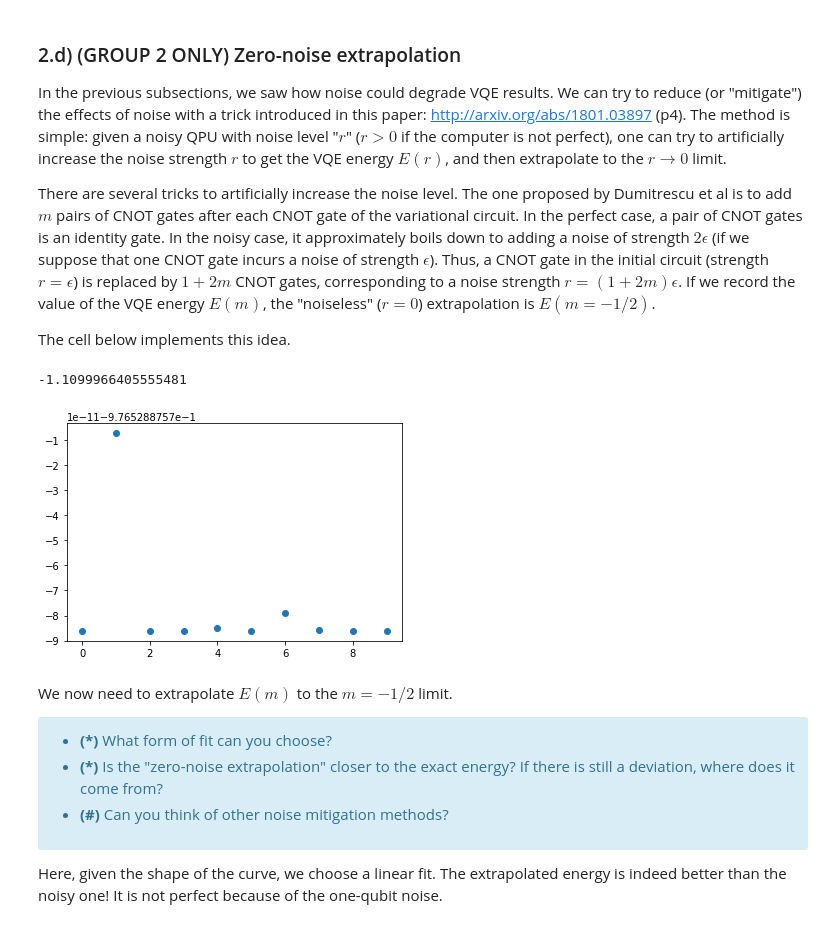
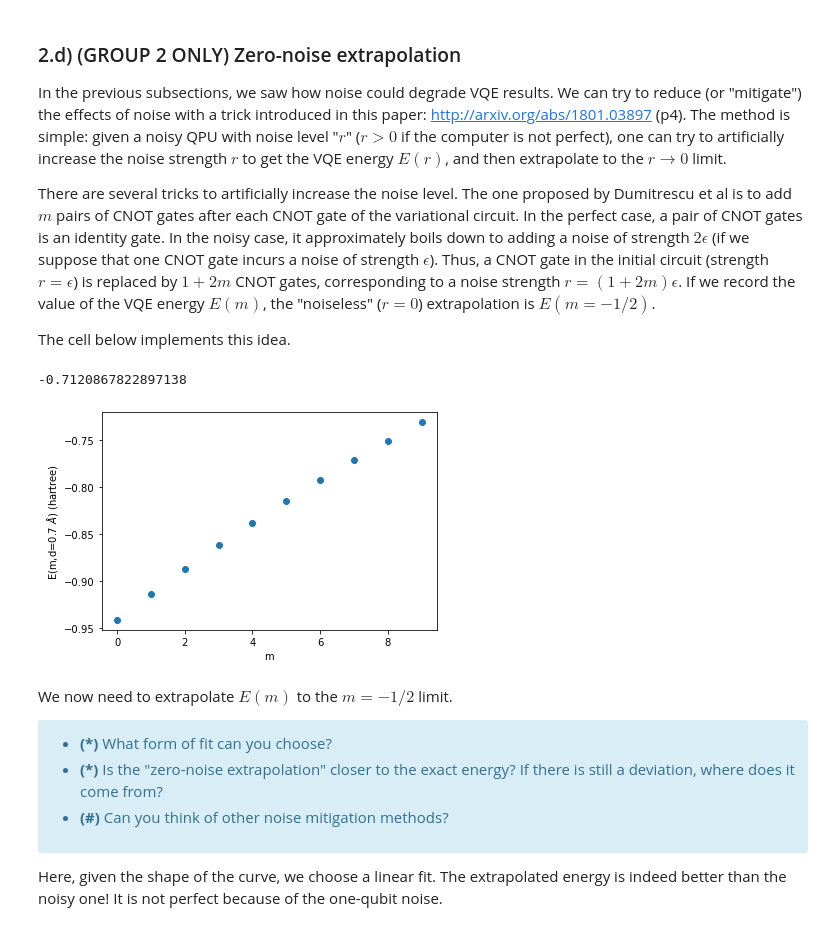
Before and after one commit to tpochart/PHY580Gr2, a Jupyter notebook: dihydrogen-project-EditTHP.ipynb, the cells around one changed output. Saved outputs shown, nothing was run; the diff lists cells and outputs as text; code cells hidden in the pictures.

```diff
--- a/dihydrogen-project-EditTHP.ipynb
+++ b/dihydrogen-project-EditTHP.ipynb
@@ -988,9 +1063,10 @@ def gen_progE(m):
     for _ in range(1+2*m):
         progE.apply(CNOT,qbitsE)
     progE.apply(RY(np.pi/2.),qbitsE[0])
+    progE.apply(RX(np.pi/2.),qbitsE[1])
     return(progE)
 
-def E(m,method='CG'):
+def Emin(m,method='CG'):
     circE=gen_progE(m).to_circ()
     plugin = ScipyMinimizePlugin(method=method)
     depol = DepolarizingPluginVec(prob_1qb=0.05, prob_2qb=2*prob_1qb)
@@ -998,24 +1074,38 @@ def E(m,method='CG'):
     # Run the variational computation
     Y=[]
     for d in hamilt.keys():
-        job = circ.to_job(observable=hamilt[d])
+        job = circE.to_job(observable=hamilt[d])
         result = smart_noisy_qpu.submit(job)
         E0=result.value
         Y.append(E0)
     Y = np.array(Y)
     # Return minimal energy
     return(np.min(Y))
+
+def E(m,d=0.7,method='CG'):
+    circE=gen_progE(m).to_circ()
+    plugin = ScipyMinimizePlugin(method=method)
+    depol = DepolarizingPluginVec(prob_1qb=0.05, prob_2qb=2*prob_1qb)
+    smart_noisy_qpu = plugin | depol | qpu
+    # Run the variational computation
+    job = circE.to_job(observable=hamilt[d])
+    result = smart_noisy_qpu.submit(job)
+    E0=result.value
+    return(E0)
-# %%
-E(10)
-# %% [output]
--1.1099966405555481
-# %%
-#Plotting E(m) for the first five values of m
-R=list(range(10))
-plt.scatter(np.array(R), np.array([E(m) for m in R]))
-plt.show()
-# %% [output]
-[figure, removed]
+# %%
+E(10)
+# %% [output]
+-0.7120867822897138
+# %%
+#Plotting E(m) for the first five values of m
+R=list(range(10))
+noisedE = [E(m) for m in R]
+plt.scatter(np.array(R), np.array(noisedE))
+plt.ylabel(r'E(m,d=0.7 $\AA$) (hartree)')
+plt.xlabel('m')
+plt.show()
+# %% [output]
+[figure, added]
 # %% [markdown]
 We now need to extrapolate $E(m)$ to the $m=-1/2$ limit.
 
```
Also changed, not shown: parts of 29 cells of this notebook.
